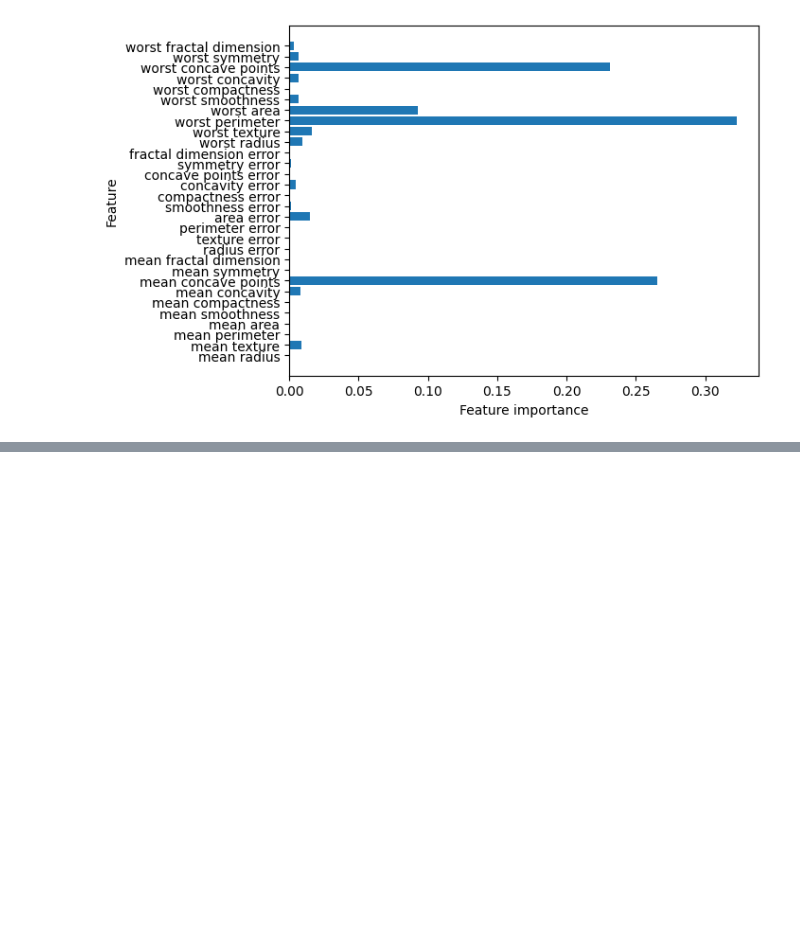
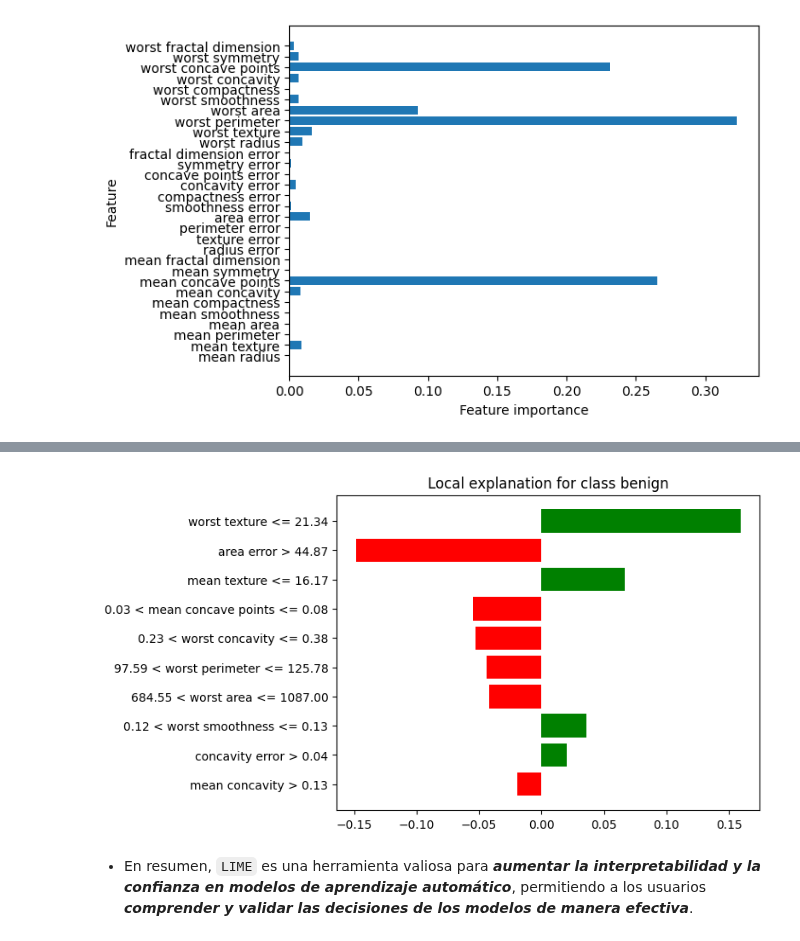
Before and after one commit to lihkir/MachineLearning, a Jupyter notebook: _sources/decisiontree_model.ipynb, the cells around one changed output, grey strips where cells are left out. Saved outputs shown, nothing was run; the diff lists cells and outputs as text; code cells hidden in the pictures; blank space fills up the shorter version.

```diff
--- a/_sources/decisiontree_model.ipynb
+++ b/_sources/decisiontree_model.ipynb
@@ -901,0 +948,13 @@ plot_feature_importances_cancer(gbrt)
+# %%
+i = 10
+instance = X_test[i].reshape(1, -1)
+
+exp = explainer.explain_instance(
+    data_row=X_test[i],                    # Punto de datos a explicar
+    predict_fn=gbrt.predict_proba          # Función de predicción del modelo
+)
+
+exp.show_in_notebook(show_table=True, show_all=False)
+exp.as_pyplot_figure()
+plt.show()
+# %% [output]
@@ -902 +962,4 @@ plot_feature_importances_cancer(gbrt)
+[figure, added]
+# %% [markdown]
+- En resumen, `LIME` es una herramienta valiosa para ***aumentar la interpretabilidad y la confianza en modelos de aprendizaje automático***, permitiendo a los usuarios ***comprender y validar las decisiones de los modelos de manera efectiva***.
 # %% [markdown]
```
Also changed, not shown: parts of 103 cells of this notebook, 32 other files.
